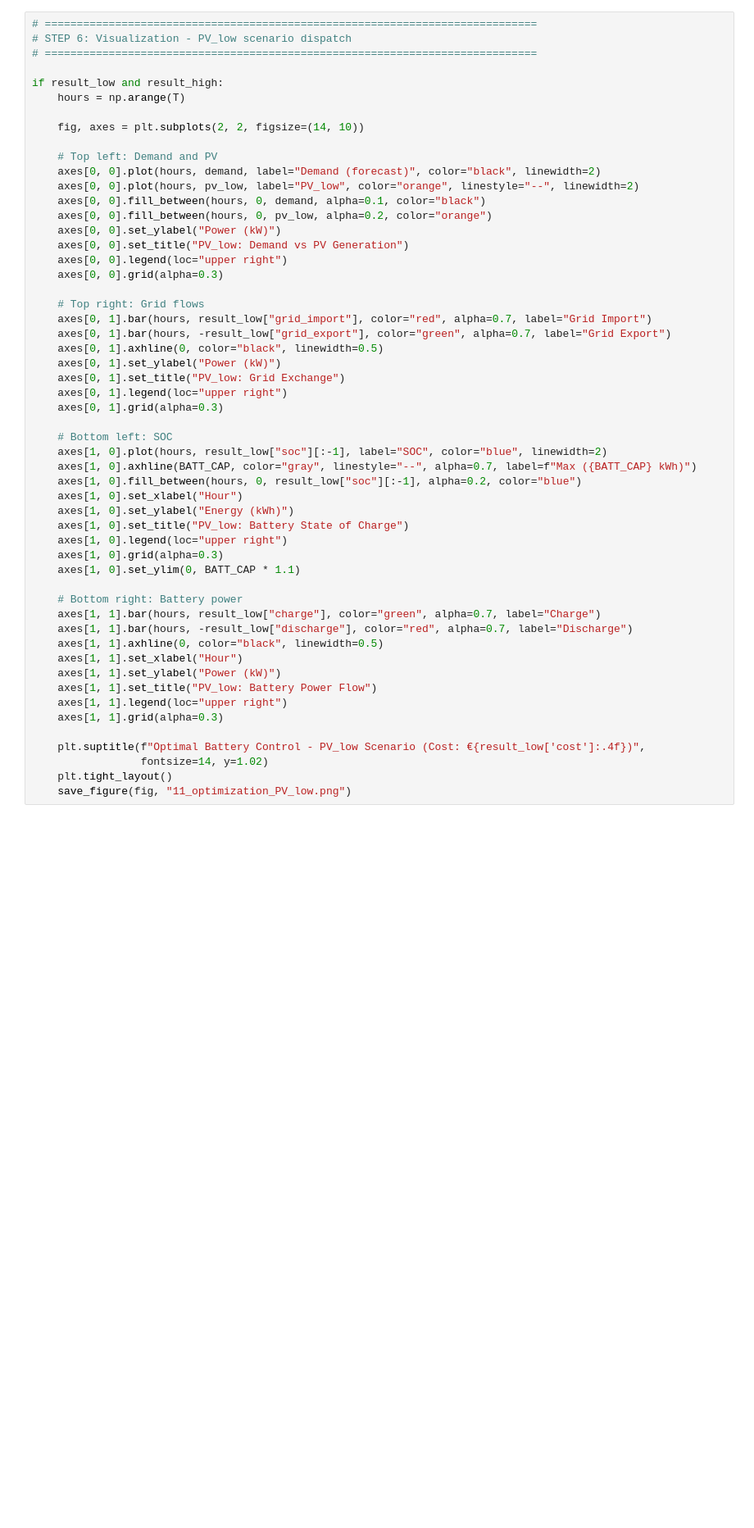
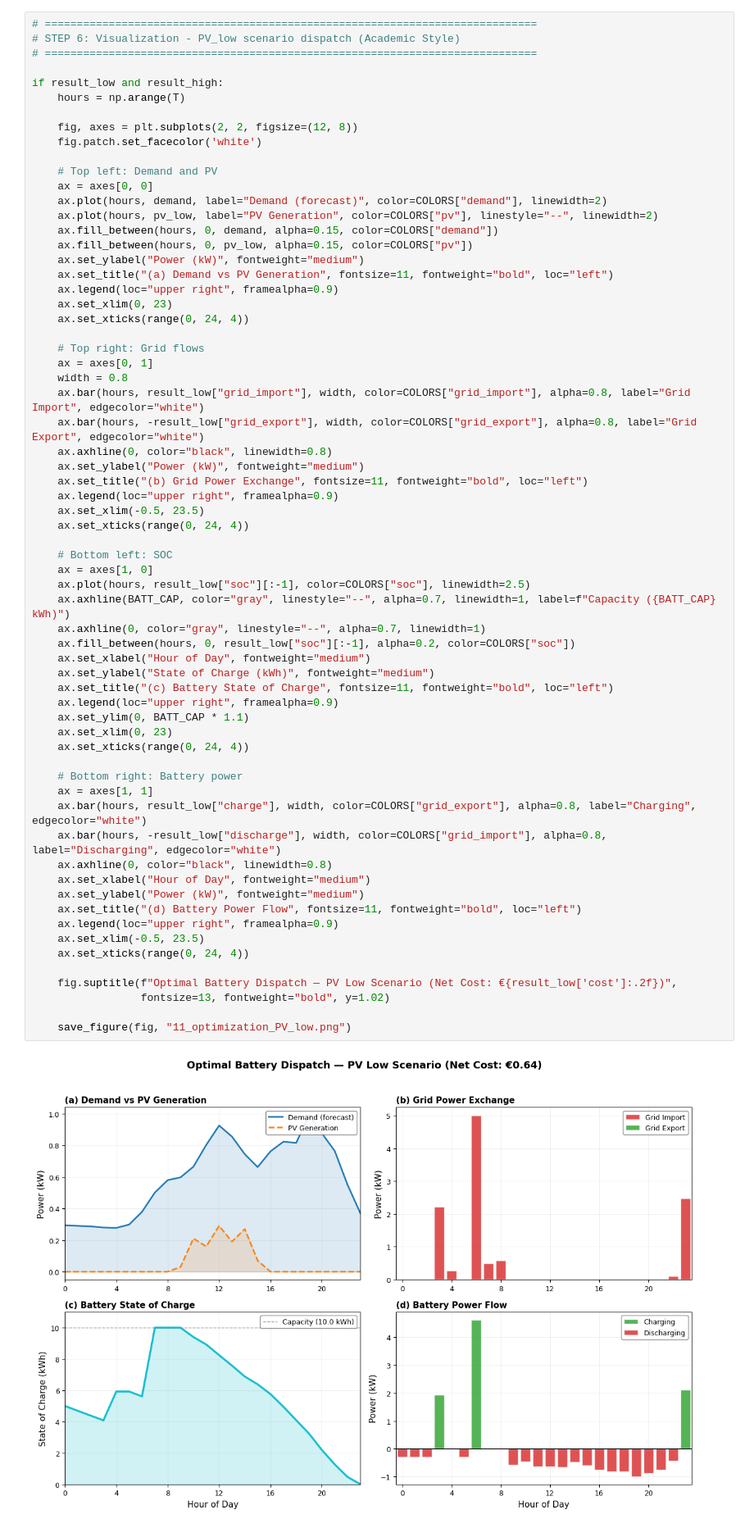
Before and after one commit to samuel29102002/Energy_Data_Science, a Jupyter notebook: notebooks/11_optim_storage.ipynb, the cells around one changed output. Shown at 82% size. Cells and saved outputs as stored; diff of their text form; blank space fills up the shorter version.

```diff
--- a/notebooks/11_optim_storage.ipynb
+++ b/notebooks/11_optim_storage.ipynb
@@ -456,59 +496,71 @@ else:
 | 1 | PV_high | -0.0459 | 12.99 | 0.00 | 0.95 | 12.04 | ... |
 # %%
 # =============================================================================
-# STEP 6: Visualization - PV_low scenario dispatch
+# STEP 6: Visualization - PV_low scenario dispatch (Academic Style)
 # =============================================================================
 
 if result_low and result_high:
     hours = np.arange(T)
 
-    fig, axes = plt.subplots(2, 2, figsize=(14, 10))
+    fig, axes = plt.subplots(2, 2, figsize=(12, 8))
+    fig.patch.set_facecolor('white')
 
     # Top left: Demand and PV
-    axes[0, 0].plot(hours, demand, label="Demand (forecast)", color="black", linewidth=2)
-    axes[0, 0].plot(hours, pv_low, label="PV_low", color="orange", linestyle="--", linewidth=2)
-    axes[0, 0].fill_between(hours, 0, demand, alpha=0.1, color="black")
-    axes[0, 0].fill_between(hours, 0, pv_low, alpha=0.2, color="orange")
-    axes[0, 0].set_ylabel("Power (kW)")
-    axes[0, 0].set_title("PV_low: Demand vs PV Generation")
-    axes[0, 0].legend(loc="upper right")
-    axes[0, 0].grid(alpha=0.3)
+    ax = axes[0, 0]
+    ax.plot(hours, demand, label="Demand (forecast)", color=COLORS["demand"], linewidth=2)
+    ax.plot(hours, pv_low, label="PV Generation", color=COLORS["pv"], linestyle="--", linewidth=2)
+    ax.fill_between(hours, 0, demand, alpha=0.15, color=COLORS["demand"])
+    ax.fill_between(hours, 0, pv_low, alpha=0.15, color=COLORS["pv"])
+    ax.set_ylabel("Power (kW)", fontweight="medium")
+    ax.set_title("(a) Demand vs PV Generation", fontsize=11, fontweight="bold", loc="left")
+    ax.legend(loc="upper right", framealpha=0.9)
+    ax.set_xlim(0, 23)
+    ax.set_xticks(range(0, 24, 4))
 
     # Top right: Grid flows
-    axes[0, 1].bar(hours, result_low["grid_import"], color="red", alpha=0.7, label="Grid Import")
-    axes[0, 1].bar(hours, -result_low["grid_export"], color="green", alpha=0.7, label="Grid Export")
-    axes[0, 1].axhline(0, color="black", linewidth=0.5)
-    axes[0, 1].set_ylabel("Power (kW)")
-    axes[0, 1].set_title("PV_low: Grid Exchange")
-    axes[0, 1].legend(loc="upper right")
-    axes[0, 1].grid(alpha=0.3)
+    ax = axes[0, 1]
+    width = 0.8
+    ax.bar(hours, result_low["grid_import"], width, color=COLORS["grid_import"], alpha=0.8, label="Grid Import", edgecolor="white")
+    ax.bar(hours, -result_low["grid_export"], width, color=COLORS["grid_export"], alpha=0.8, label="Grid Export", edgecolor="white")
+    ax.axhline(0, color="black", linewidth=0.8)
+    ax.set_ylabel("Power (kW)", fontweight="medium")
+    ax.set_title("(b) Grid Power Exchange", fontsize=11, fontweight="bold", loc="left")
+    ax.legend(loc="upper right", framealpha=0.9)
+    ax.set_xlim(-0.5, 23.5)
+    ax.set_xticks(range(0, 24, 4))
 
     # Bottom left: SOC
-    axes[1, 0].plot(hours, result_low["soc"][:-1], label="SOC", color="blue", linewidth=2)
-    axes[1, 0].axhline(BATT_CAP, color="gray", linestyle="--", alpha=0.7, label=f"Max ({BATT_CAP} kWh)")
-    axes[1, 0].fill_between(hours, 0, result_low["soc"][:-1], alpha=0.2, color="blue")
-    axes[1, 0].set_xlabel("Hour")
-    axes[1, 0].set_ylabel("Energy (kWh)")
-    axes[1, 0].set_title("PV_low: Battery State of Charge")
-    axes[1, 0].legend(loc="upper right")
-    axes[1, 0].grid(alpha=0.3)
-    axes[1, 0].set_ylim(0, BATT_CAP * 1.1)
+    ax = axes[1, 0]
+    ax.plot(hours, result_low["soc"][:-1], color=COLORS["soc"], linewidth=2.5)
+    ax.axhline(BATT_CAP, color="gray", linestyle="--", alpha=0.7, linewidth=1, label=f"Capacity ({BATT_CAP} kWh)")
+    ax.axhline(0, color="gray", linestyle="--", alpha=0.7, linewidth=1)
+    ax.fill_between(hours, 0, result_low["soc"][:-1], alpha=0.2, color=COLORS["soc"])
+    ax.set_xlabel("Hour of Day", fontweight="medium")
+    ax.set_ylabel("State of Charge (kWh)", fontweight="medium")
+    ax.set_title("(c) Battery State of Charge", fontsize=11, fontweight="bold", loc="left")
+    ax.legend(loc="upper right", framealpha=0.9)
+    ax.set_ylim(0, BATT_CAP * 1.1)
+    ax.set_xlim(0, 23)
+    ax.set_xticks(range(0, 24, 4))
 
     # Bottom right: Battery power
-    axes[1, 1].bar(hours, result_low["charge"], color="green", alpha=0.7, label="Charge")
-    axes[1, 1].bar(hours, -result_low["discharge"], color="red", alpha=0.7, label="Discharge")
-    axes[1, 1].axhline(0, color="black", linewidth=0.5)
-    axes[1, 1].set_xlabel("Hour")
-    axes[1, 1].set_ylabel("Power (kW)")
-    axes[1, 1].set_title("PV_low: Battery Power Flow")
-    axes[1, 1].legend(loc="upper right")
-    axes[1, 1].grid(alpha=0.3)
+    ax = axes[1, 1]
+    ax.bar(hours, result_low["charge"], width, color=COLORS["grid_export"], alpha=0.8, label="Charging", edgecolor="white")
+    ax.bar(hours, -result_low["discharge"], width, color=COLORS["grid_import"], alpha=0.8, label="Discharging", edgecolor="white")
+    ax.axhline(0, color="black", linewidth=0.8)
+    ax.set_xlabel("Hour of Day", fontweight="medium")
+    ax.set_ylabel("Power (kW)", fontweight="medium")
+    ax.set_title("(d) Battery Power Flow", fontsize=11, fontweight="bold", loc="left")
+    ax.legend(loc="upper right", framealpha=0.9)
+    ax.set_xlim(-0.5, 23.5)
+    ax.set_xticks(range(0, 24, 4))
 
-    plt.suptitle(f"Optimal Battery Control - PV_low Scenario (Cost: €{result_low['cost']:.4f})",
-                 fontsize=14, y=1.02)
-    plt.tight_layout()
+    fig.suptitle(f"Optimal Battery Dispatch — PV Low Scenario (Net Cost: €{result_low['cost']:.2f})",
+                 fontsize=13, fontweight="bold", y=1.02)
+
     save_figure(fig, "11_optimization_PV_low.png")
 # %% [output]
+[figure, added]
 ✓ Figure saved: 11_optimization_PV_low.png
 # %%
 # =============================================================================
```
Also changed, not shown: parts of 5 cells of this notebook, 24 other files.
